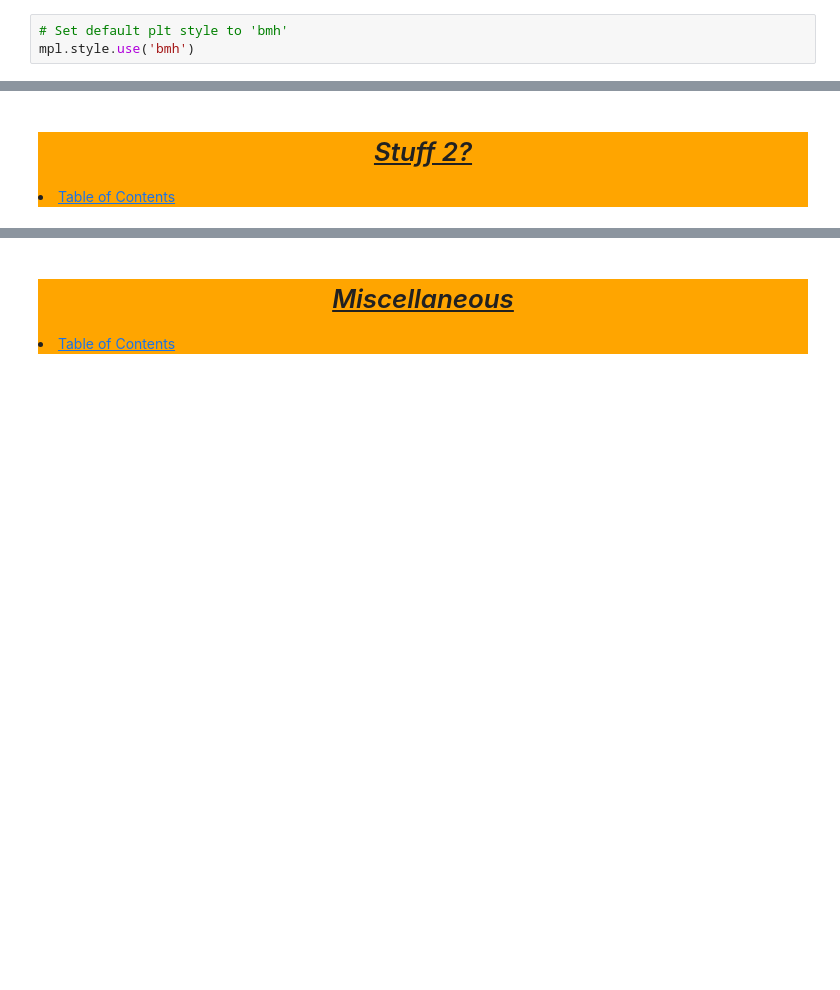
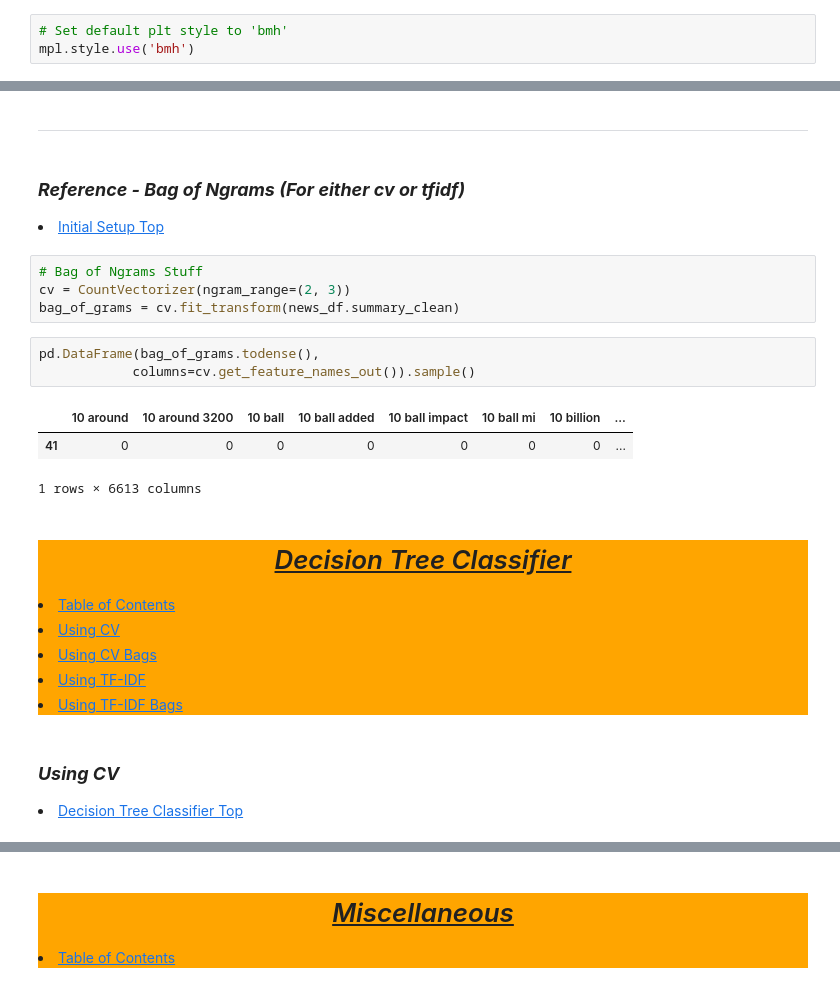
Before and after one commit to Jared-Wood135/natural-language-processing-exercises, a Jupyter notebook: model.ipynb, the cells around one changed output, grey strips where cells are left out. Drawn from its saved outputs; the diff is of its cells as text; blank space fills up the shorter version.

```diff
--- a/model.ipynb
+++ b/model.ipynb
@@ -68,7 +193,36 @@ mpl.style.use('bmh')
+# %% [markdown]
+---
+# %% [markdown]
+<a id='initialreferencebag'></a>
+<h3><b><i>
+    Reference - Bag of Ngrams (For either cv or tfidf)
+</i></b></h3>
+<li><a href='#initial'>Initial Setup Top</a></li>
+# %%
+# Bag of Ngrams Stuff
+cv = CountVectorizer(ngram_range=(2, 3))
+bag_of_grams = cv.fit_transform(news_df.summary_clean)
+# %%
+pd.DataFrame(bag_of_grams.todense(),
+            columns=cv.get_feature_names_out()).sample()
+# %% [output]
+|  | 10 around | 10 around 3200 | 10 ball | 10 ball added | 10 ball impact | 10 ball mi | 10 billion | ... |
+| 41 | 0 | 0 | 0 | 0 | 0 | 0 | 0 | ... |
+1 rows × 6613 columns
 # %% [markdown]
 <div style='background-color : orange'>
-<a id='q2'></a>
+<a id='dtc'></a>
     <b><u><i><h1 style='text-align : center'>
-        Stuff 2?
+        Decision Tree Classifier
     </h1></i></u></b>
 <li><a href='#TableOfContents'>Table of Contents</a></li>
+<li><a href='#dtccv'>Using CV</a></li>
+<li><a href='#dtccvbag'>Using CV Bags</a></li>
+<li><a href='#dtctfidf'>Using TF-IDF</a></li>
+<li><a href='#dtctfidfbag'>Using TF-IDF Bags</a></li>
+# %% [markdown]
+<a id='dtccv'></a>
+<h3><b><i>
+    Using CV
+</i></b></h3>
+<li><a href='#dtc'>Decision Tree Classifier Top</a></li>
```
Also changed, not shown: parts of 76 cells of this notebook.
